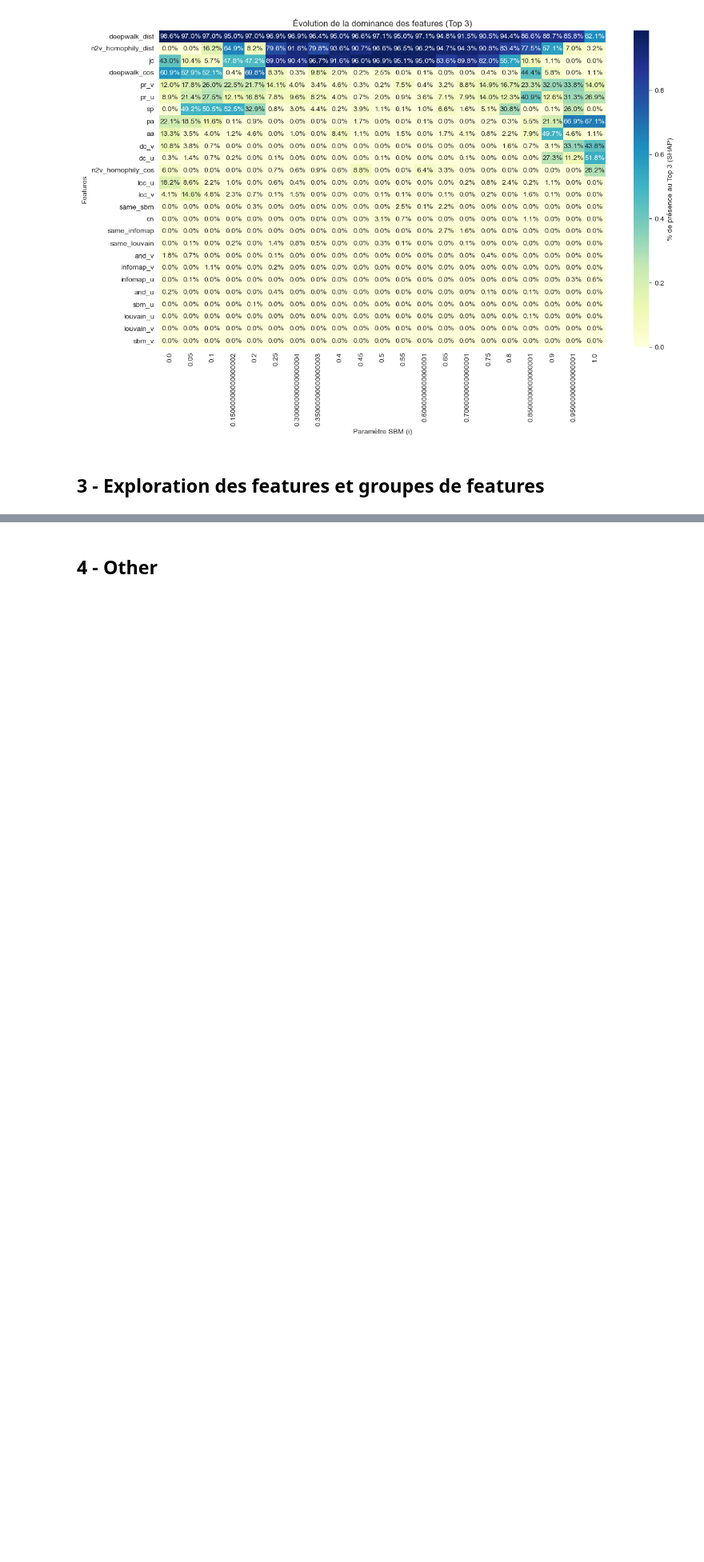
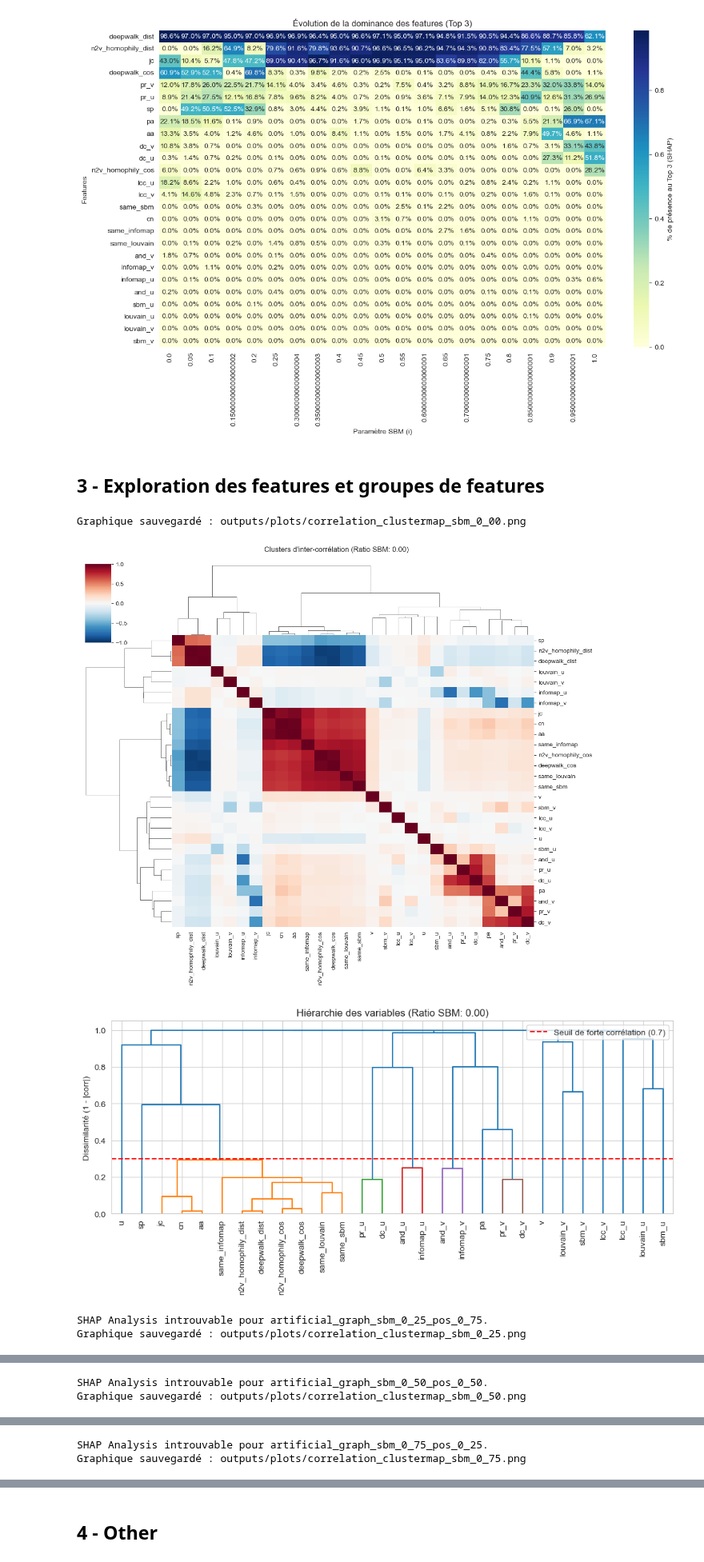
Before and after one commit to DeankoontzG/SHAP-like-Graph-Analysis, a Jupyter notebook: Performance_Analysis.ipynb, the cells around one changed output, grey strips where cells are left out. Shown at 80% size. Drawn from its saved outputs; the diff is of its cells as text; code cells hidden in the pictures; blank space fills up the shorter version.

```diff
--- a/Performance_Analysis.ipynb
+++ b/Performance_Analysis.ipynb
@@ -1219,0 +1235,61 @@ SHAP Analysis introuvable pour artificial_graph_sbm_1_00_pos_0_00.
+# %%
+# On garde tes groupes pour l'analyse
+group_mapping = {
+    "Groupe_Structure": ['cn', 'aa', 'jc', 'pa', 'sp', 'pr_u', 'pr_v', 'lcc_u', 'lcc_v', 'and_u', 'and_v', 'dc_u', 'dc_v'],
+    "Groupe_Communities": ['sbm_u', 'sbm_v', 'same_sbm', 'infomap_u', 'infomap_v', 'same_infomap', "louvain_u", "louvain_v", "same_louvain"],
+    "Groupe_Embeddings": ['n2v_homophily_cos', 'n2v_homophily_dist', 'deepwalk_cos', 'deepwalk_dist']
+}
+
+output_folder = "outputs/plots"
+os.makedirs(output_folder, exist_ok=True)
+
+ratios = np.arange(0, 1.05, 0.25) # On réduit le pas pour les plots de clusters
+
+for i in ratios:
+    sbm_val_str = f"{i:.2f}"
+    pos_val_str = f"{1-i:.2f}"
+    G_name = f"artificial_graph_sbm_{sbm_val_str.replace('.', '_')}_pos_{pos_val_str.replace('.', '_')}"
+
+    _, dataset_train, _, _, _, _ = gp.load_all_data_for_graph(G_name)
+    features = [c for c in dataset_train.columns if c != 'target']
+    df_features = dataset_train[features]
+
+    # --- CALCUL DE LA MATRICE DE CORRÉLATION ---
+    corr_matrix = df_features.corr(method='pearson')
+
+    # --- PLOT 1 : CLUSTERMAP (La vue d'ensemble) ---
+    # Combine la heatmap et le dendrogramme
+    g = sns.clustermap(corr_matrix,
+                       method='complete',
+                       cmap='RdBu_r',
+                       vmin=-1, vmax=1,
+                       figsize=(12, 10))
+    g.fig.suptitle(f"Clusters d'inter-corrélation (Ratio SBM: {sbm_val_str})", y=1.02)
+
+    save_path = os.path.join(output_folder, f"correlation_clustermap_sbm_{sbm_val_str.replace('.', '_')}.png")
+    plt.savefig(save_path, bbox_inches='tight', dpi=300)
+    print(f"Graphique sauvegardé : {save_path}")
+
+    plt.show()
+
+
+    # --- PLOT 2 : DENDROGRAMME PUR (Focus structure) ---
+    plt.figure(figsize=(10, 5))
+    # Distance = 1 - valeur absolue de la corrélation (pour regrouper corr+ et corr-)
+    dissimilarity = 1 - np.abs(corr_matrix)
+    # squareform pour transformer en vecteur de distance
+    Z = hierarchy.linkage(squareform(dissimilarity), method='complete')
+
+    hierarchy.dendrogram(Z, labels=features, leaf_rotation=90, color_threshold=0.3)
+    plt.axhline(y=0.3, color='r', linestyle='--', label='Seuil de forte corrélation (0.7)')
+    plt.title(f"Hiérarchie des variables (Ratio SBM: {sbm_val_str})")
+    plt.ylabel("Dissimilarité (1 - |corr|)")
+    plt.legend()
+    plt.tight_layout()
+    plt.show()
+# %% [output]
+Graphique sauvegardé : outputs/plots/correlation_clustermap_sbm_0_00.png
+[figure, added]
+[figure, added]
+SHAP Analysis introuvable pour artificial_graph_sbm_0_25_pos_0_75.
+Graphique sauvegardé : outputs/plots/correlation_clustermap_sbm_0_25.png
@@ -1219,0 +1298,2 @@ SHAP Analysis introuvable pour artificial_graph_sbm_1_00_pos_0_00.
+SHAP Analysis introuvable pour artificial_graph_sbm_0_50_pos_0_50.
+Graphique sauvegardé : outputs/plots/correlation_clustermap_sbm_0_50.png
@@ -1219,0 +1302,2 @@ SHAP Analysis introuvable pour artificial_graph_sbm_1_00_pos_0_00.
+SHAP Analysis introuvable pour artificial_graph_sbm_0_75_pos_0_25.
+Graphique sauvegardé : outputs/plots/correlation_clustermap_sbm_0_75.png
```
Also changed, not shown: parts of 4 cells of this notebook, 1 other file.
